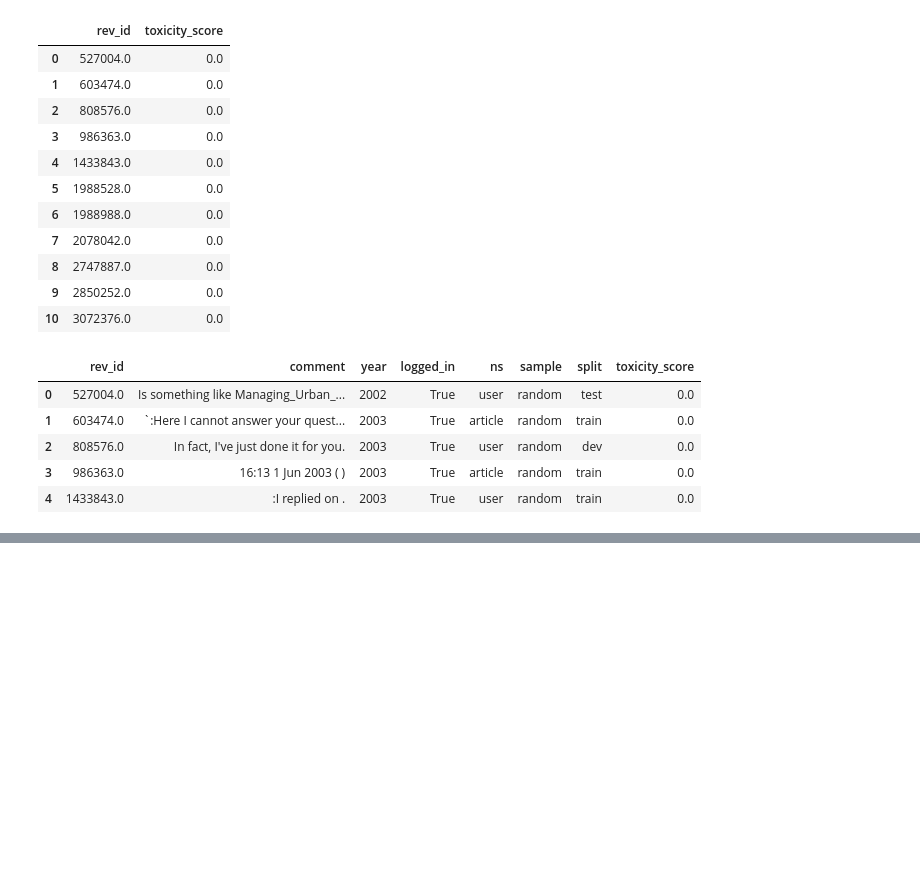
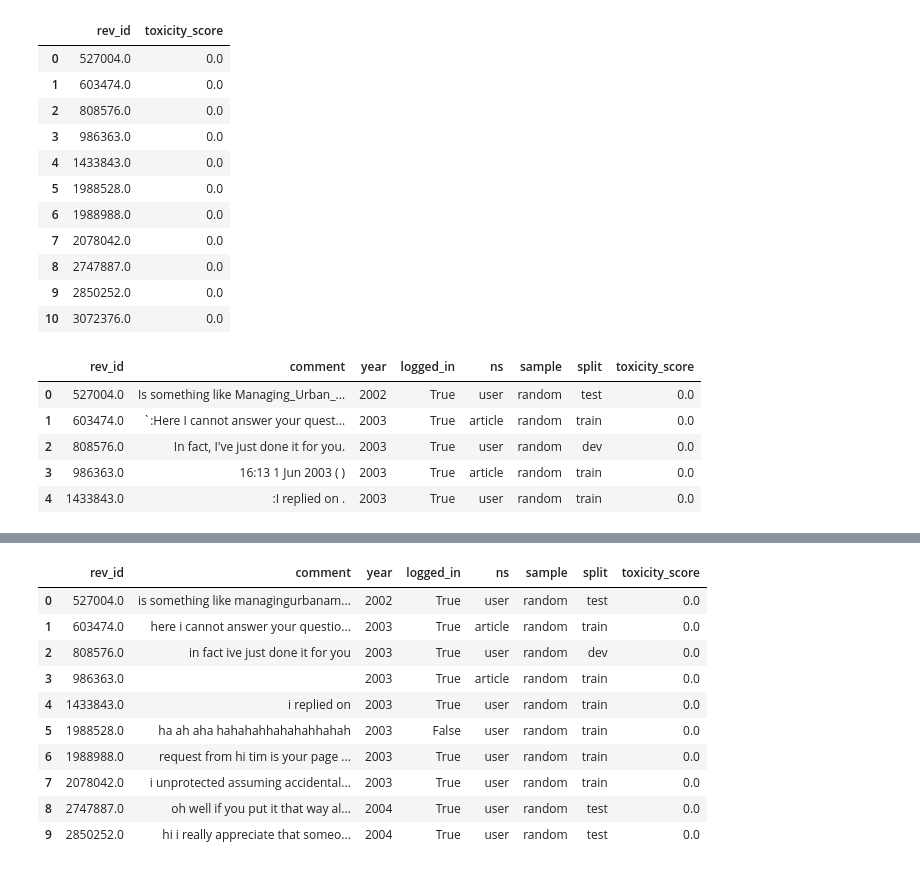
Before and after one commit to ngidingidi/Predicting_Toxicity_NLP_PDS, a Jupyter notebook: toxicity_analysis_pds.ipynb, the cells around one changed output, grey strips where cells are left out. Cells and saved outputs as stored; diff of their text form; code cells hidden in the pictures; blank space fills up the shorter version.

```diff
--- a/toxicity_analysis_pds.ipynb
+++ b/toxicity_analysis_pds.ipynb
@@ -84,0 +117,19 @@ mergedData.head()
+# %%
+# Include only alpha characters
+
+import re
+
+mergedData.comment = mergedData.comment.apply(lambda x: re.sub('[^a-zA-Z\s]', '', x))
+mergedData.head(10)
+# %% [output]
+|  | rev_id | comment | year | logged_in | ns | sample | split | toxicity_score |
+| 0 | 527004.0 | is something like managingurbanam... | 2002 | True | user | random | test | 0.0 |
+| 1 | 603474.0 | here i cannot answer your questio... | 2003 | True | article | random | train | 0.0 |
+| 2 | 808576.0 | in fact ive just done it for you | 2003 | True | user | random | dev | 0.0 |
+| 3 | 986363.0 |  | 2003 | True | article | random | train | 0.0 |
+| 4 | 1433843.0 | i replied on | 2003 | True | user | random | train | 0.0 |
+| 5 | 1988528.0 | ha ah aha hahahahhahahahhahah | 2003 | False | user | random | train | 0.0 |
+| 6 | 1988988.0 | request from hi tim is your page ... | 2003 | True | user | random | train | 0.0 |
+| 7 | 2078042.0 | i unprotected assuming accidental... | 2003 | True | user | random | train | 0.0 |
+| 8 | 2747887.0 | oh well if you put it that way al... | 2004 | True | user | random | test | 0.0 |
+| 9 | 2850252.0 | hi i really appreciate that someo... | 2004 | True | user | random | test | 0.0 |
```
Also changed, not shown: parts of 19 cells of this notebook.
